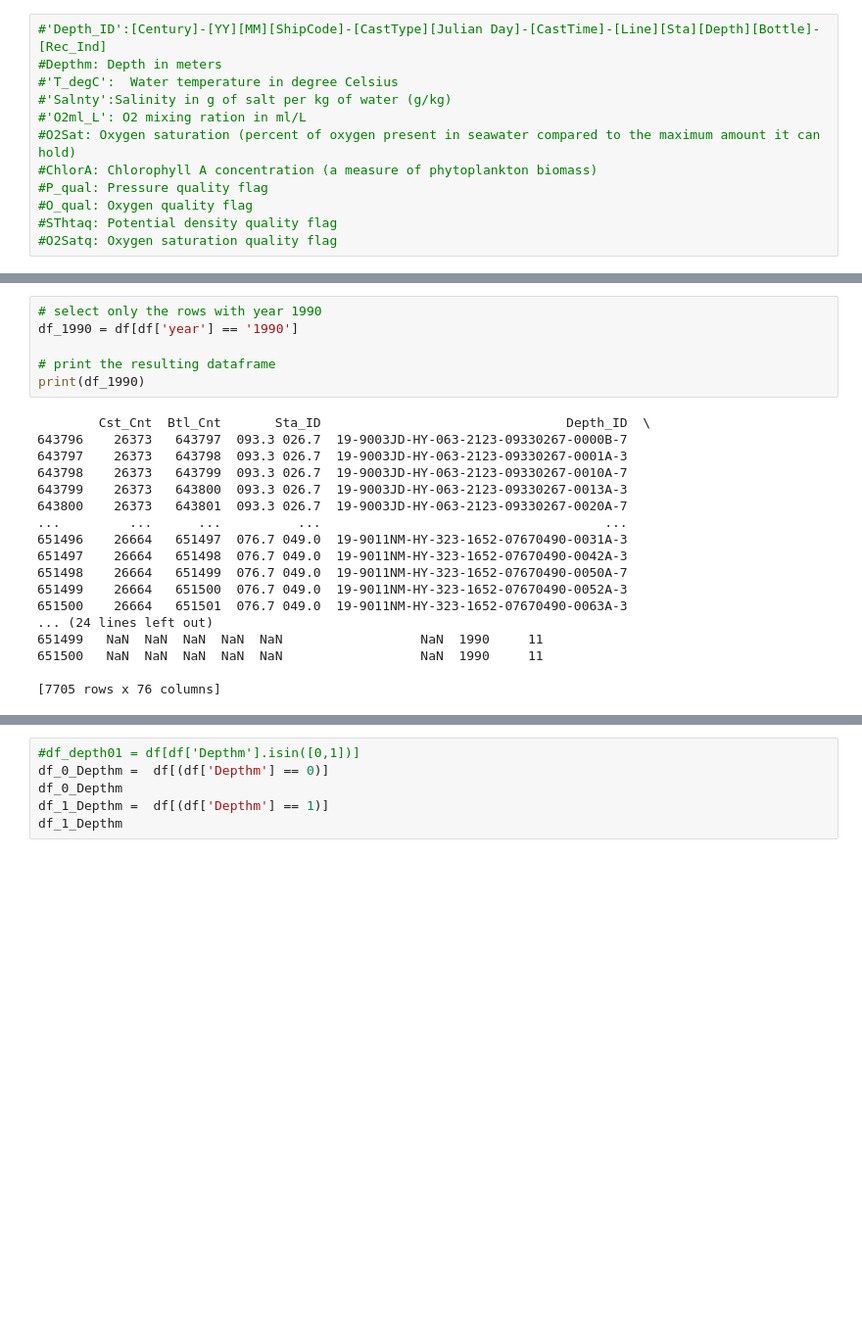
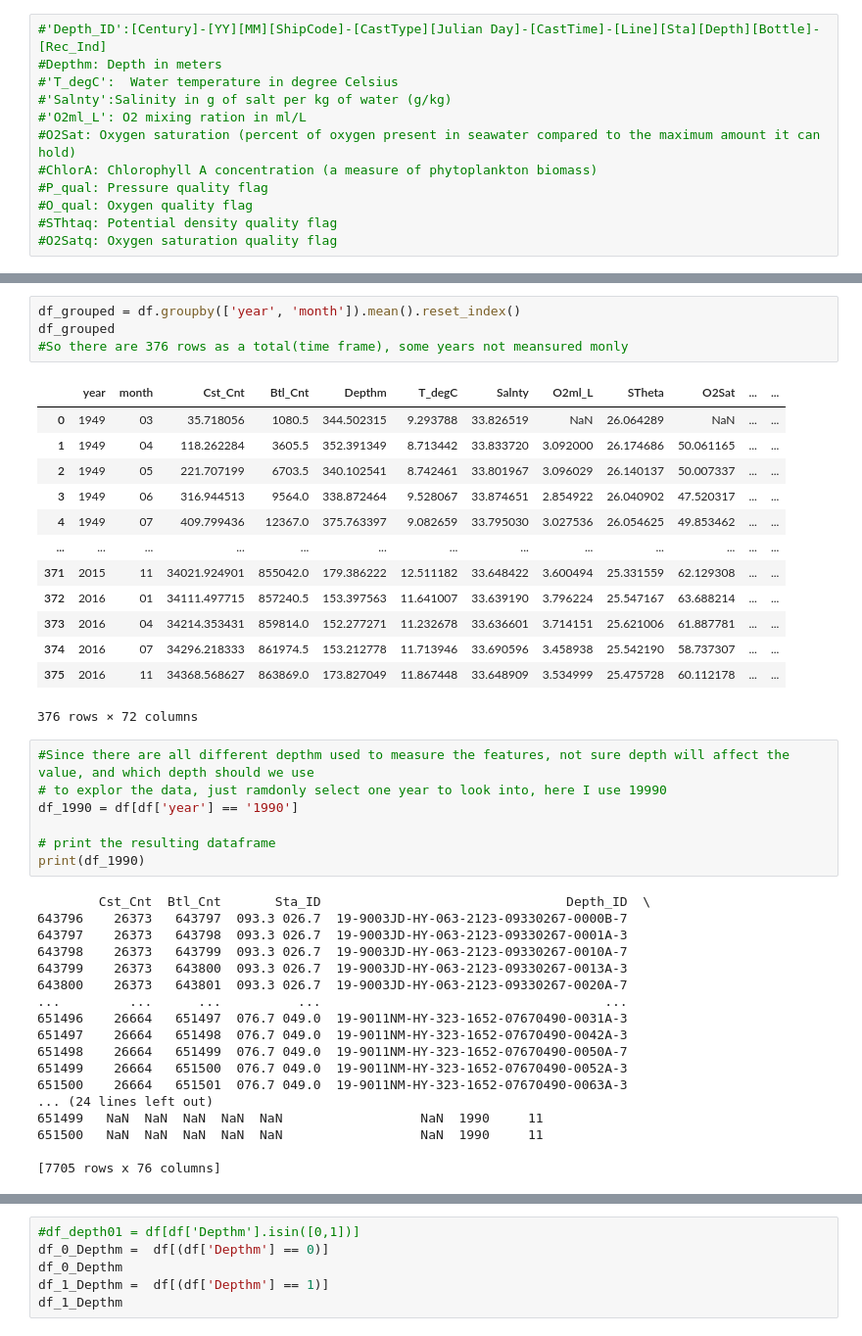
Before and after one commit to JackieAttack/COMP5360_Final_Project, a Jupyter notebook: COMP5360_Final_Project_Yueqin_edit_03312022.ipynb, the cells around one changed output, grey strips where cells are left out. Shown at 98% size. Cells and saved outputs as stored; diff of their text form; blank space fills up the shorter version.

```diff
--- a/COMP5360_Final_Project_Yueqin_edit_03312022.ipynb
+++ b/COMP5360_Final_Project_Yueqin_edit_03312022.ipynb
@@ -159,5 +123,24 @@ df_depth0
+# %%
+df_grouped = df.groupby(['year', 'month']).mean().reset_index()
+df_grouped
+#So there are 376 rows as a total(time frame), some years not meansured monly
+# %% [output]
+|  | year | month | Cst_Cnt | Btl_Cnt | Depthm | T_degC | Salnty | O2ml_L | STheta | O2Sat | ... | ... |
+| 0 | 1949 | 03 | 35.718056 | 1080.5 | 344.502315 | 9.293788 | 33.826519 | NaN | 26.064289 | NaN | ... | ... |
+| 1 | 1949 | 04 | 118.262284 | 3605.5 | 352.391349 | 8.713442 | 33.833720 | 3.092000 | 26.174686 | 50.061165 | ... | ... |
+| 2 | 1949 | 05 | 221.707199 | 6703.5 | 340.102541 | 8.742461 | 33.801967 | 3.096029 | 26.140137 | 50.007337 | ... | ... |
+| 3 | 1949 | 06 | 316.944513 | 9564.0 | 338.872464 | 9.528067 | 33.874651 | 2.854922 | 26.040902 | 47.520317 | ... | ... |
+| 4 | 1949 | 07 | 409.799436 | 12367.0 | 375.763397 | 9.082659 | 33.795030 | 3.027536 | 26.054625 | 49.853462 | ... | ... |
+| ... | ... | ... | ... | ... | ... | ... | ... | ... | ... | ... | ... | ... |
+| 371 | 2015 | 11 | 34021.924901 | 855042.0 | 179.386222 | 12.511182 | 33.648422 | 3.600494 | 25.331559 | 62.129308 | ... | ... |
+| 372 | 2016 | 01 | 34111.497715 | 857240.5 | 153.397563 | 11.641007 | 33.639190 | 3.796224 | 25.547167 | 63.688214 | ... | ... |
+| 373 | 2016 | 04 | 34214.353431 | 859814.0 | 152.277271 | 11.232678 | 33.636601 | 3.714151 | 25.621006 | 61.887781 | ... | ... |
+| 374 | 2016 | 07 | 34296.218333 | 861974.5 | 153.212778 | 11.713946 | 33.690596 | 3.458938 | 25.542190 | 58.737307 | ... | ... |
+| 375 | 2016 | 11 | 34368.568627 | 863869.0 | 173.827049 | 11.867448 | 33.648909 | 3.534999 | 25.475728 | 60.112178 | ... | ... |
+376 rows × 72 columns
 # %%
-# select only the rows with year 1990
+#Since there are all different depthm used to measure the features, not sure depth will affect the value, and which depth should we use
+# to explor the data, just ramdonly select one year to look into, here I use 19990
 df_1990 = df[df['year'] == '1990']
 
 # print the resulting dataframe
```
Also changed, not shown: parts of 25 cells of this notebook.
